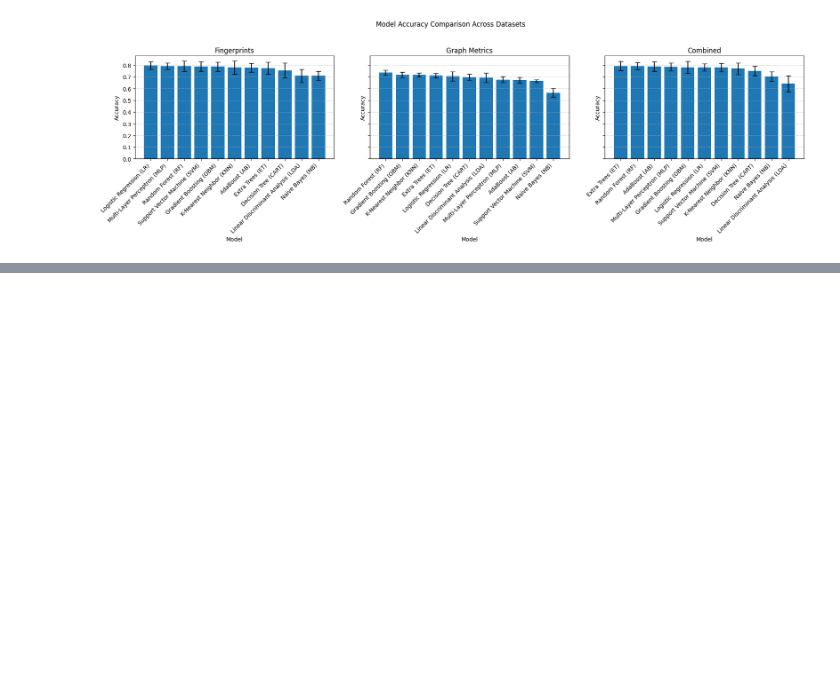
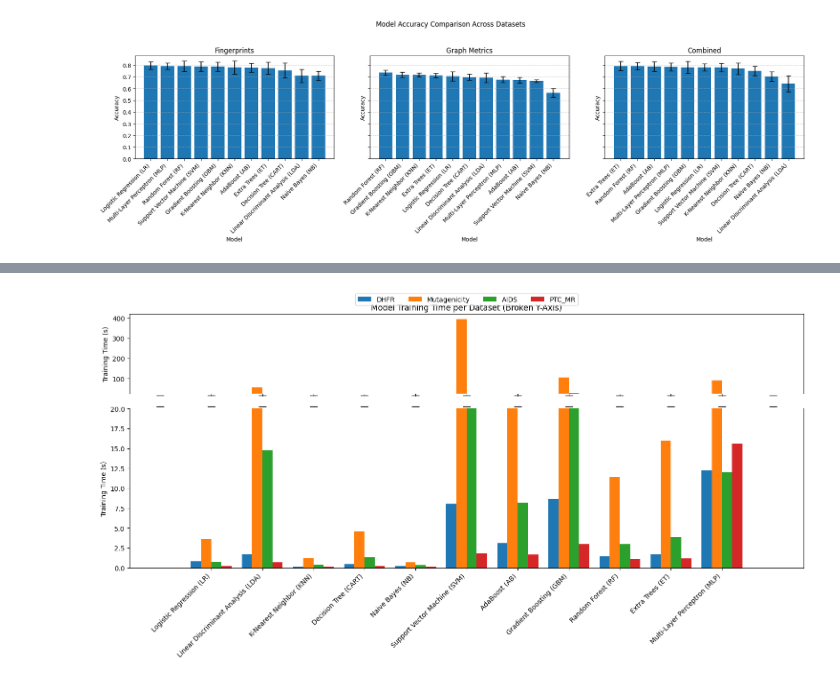
Before and after one commit to ge96lip/SPID-in-Molecular-Graphs, a Jupyter notebook: ML_modelsDHFR.ipynb, the cells around one changed output, grey strips where cells are left out. Cells and saved outputs as stored; diff of their text form; code cells hidden in the pictures; blank space fills up the shorter version.

Commit message:
ADD: updated model training on all datasets

```diff
--- a/ML_modelsDHFR.ipynb
+++ b/ML_modelsDHFR.ipynb
@@ -710,0 +830,70 @@ plt.show()
+# %%
+import matplotlib.pyplot as plt
+import numpy as np
+
+# Define models
+models = [
+    "Logistic Regression (LR)", "Linear Discriminant Analysis (LDA)", "K-Nearest Neighbor (KNN)",
+    "Decision Tree (CART)", "Naïve Bayes (NB)", "Support Vector Machine (SVM)",
+    "AdaBoost (AB)", "Gradient Boosting (GBM)", "Random Forest (RF)",
+    "Extra Trees (ET)", "Multi-Layer Perceptron (MLP)"
+]
+
+# Define runtimes (in seconds)
+dhfr_times =        [0.84, 1.73, 0.18, 0.45, 0.24, 8.01, 3.10, 8.66, 1.48, 1.69, 12.28]
+mutagenicity_times =[3.61, 54.16, 1.25, 4.61, 0.70, 395.09, 25.26, 103.92, 11.44, 15.97, 91.08]
+aids_times =        [0.748207, 14.780873, 0.424829, 1.342430, 0.359798, 22.231395,
+                     8.219920, 25.849846, 2.985753, 3.857837, 11.987639]
+ptc_times =         [0.21, 0.67, 0.14, 0.20, 0.15, 1.81, 1.65, 2.96, 1.12, 1.19, 15.55]
+
+x = np.arange(len(models))
+width = 0.2
+
+# Set threshold for break
+ymax_top = 420
+ymax_bottom = 20
+
+# Create subplots with shared x-axis and broken y-axis
+fig, (ax1, ax2) = plt.subplots(2, 1, figsize=(15, 8), sharex=True, gridspec_kw={'height_ratios': [1, 2]})
+
+# Plot bars on both axes
+ax1.bar(x - 1.5 * width, dhfr_times, width, label='DHFR')
+ax1.bar(x - 0.5 * width, mutagenicity_times, width, label='Mutagenicity')
+ax1.bar(x + 0.5 * width, aids_times, width, label='AIDS')
+ax1.bar(x + 1.5 * width, ptc_times, width, label='PTC_MR')
+
+ax2.bar(x - 1.5 * width, dhfr_times, width, label='DHFR')
+ax2.bar(x - 0.5 * width, mutagenicity_times, width, label='Mutagenicity')
+ax2.bar(x + 0.5 * width, aids_times, width, label='AIDS')
+ax2.bar(x + 1.5 * width, ptc_times, width, label='PTC_MR')
+
+# Y-axis limits
+ax1.set_ylim(ymax_bottom + 5, ymax_top)
+ax2.set_ylim(0, ymax_bottom)
+
+# Hide the spines between ax1 and ax2
+ax1.spines['bottom'].set_visible(False)
+ax2.spines['top'].set_visible(False)
+ax1.tick_params(labeltop=False)  # don't put tick labels at the top
+ax2.xaxis.tick_bottom()
+
+# Diagonal lines
+d = .5  # proportion of break marker
+kwargs = dict(marker=[(-1, -d), (1, -d)], markersize=12,
+              linestyle='none', color='k', mec='k', mew=1, clip_on=False)
+ax1.plot(np.arange(-1, len(models)+1), [ymax_bottom+5]*len(np.arange(-1, len(models)+1)), **kwargs)
+kwargs['marker'] = [(-1, d), (1, d)]
+ax2.plot(np.arange(-1, len(models)+1), [ymax_bottom]*len(np.arange(-1, len(models)+1)), **kwargs)
+
+# Labels and formatting
+ax2.set_xticks(x)
+ax2.set_xticklabels(models, rotation=45, ha='right')
+ax1.set_ylabel("Training Time (s)")
+ax2.set_ylabel("Training Time (s)")
+ax1.set_title("Model Training Time per Dataset (Broken Y-Axis)")
+ax1.legend(ncol=4, loc='upper center', bbox_to_anchor=(0.5, 1.3))
+
+plt.tight_layout()
+plt.show()
+# %% [output]
+[figure, added]
```
Also changed, not shown: parts of 1 cell of this notebook, 3 other files.
